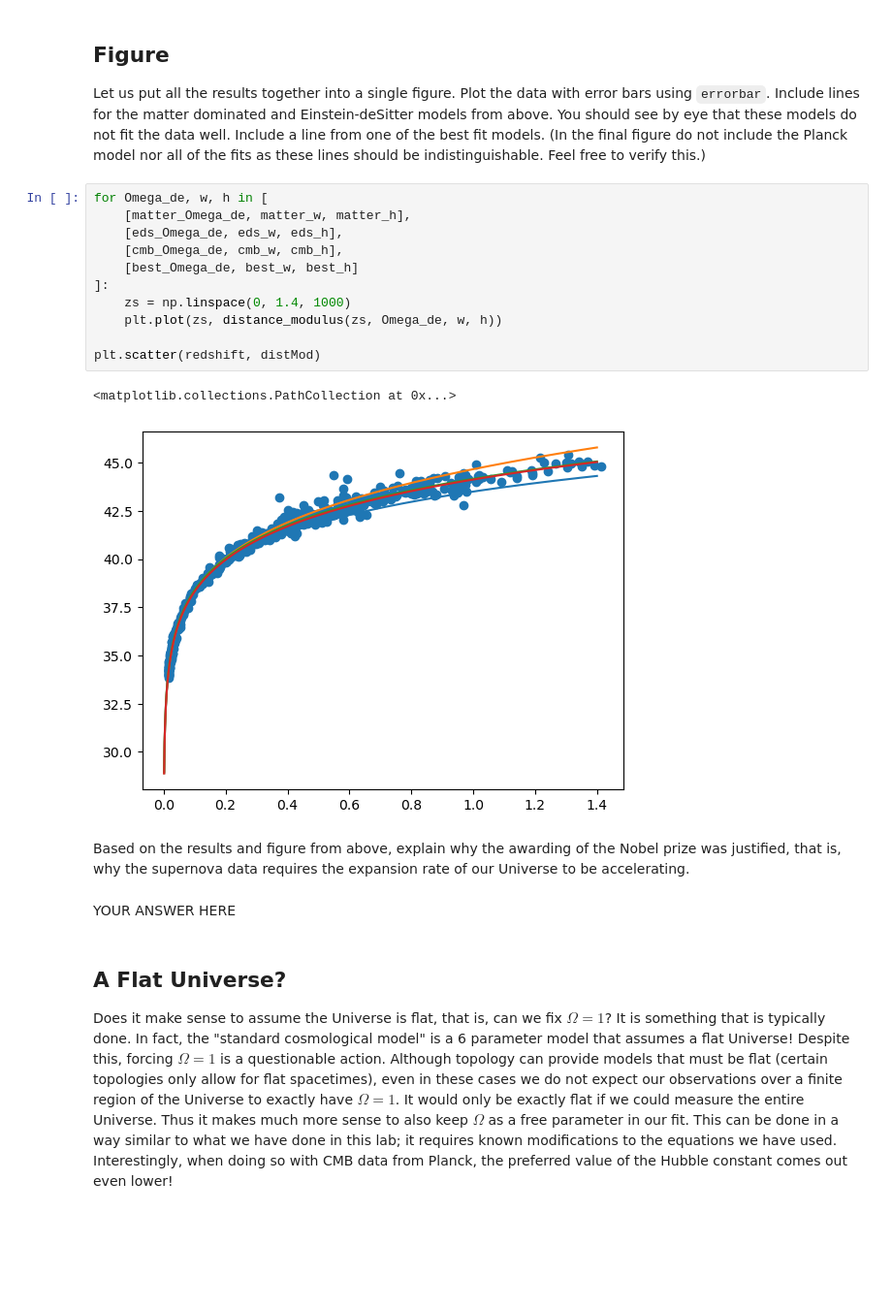
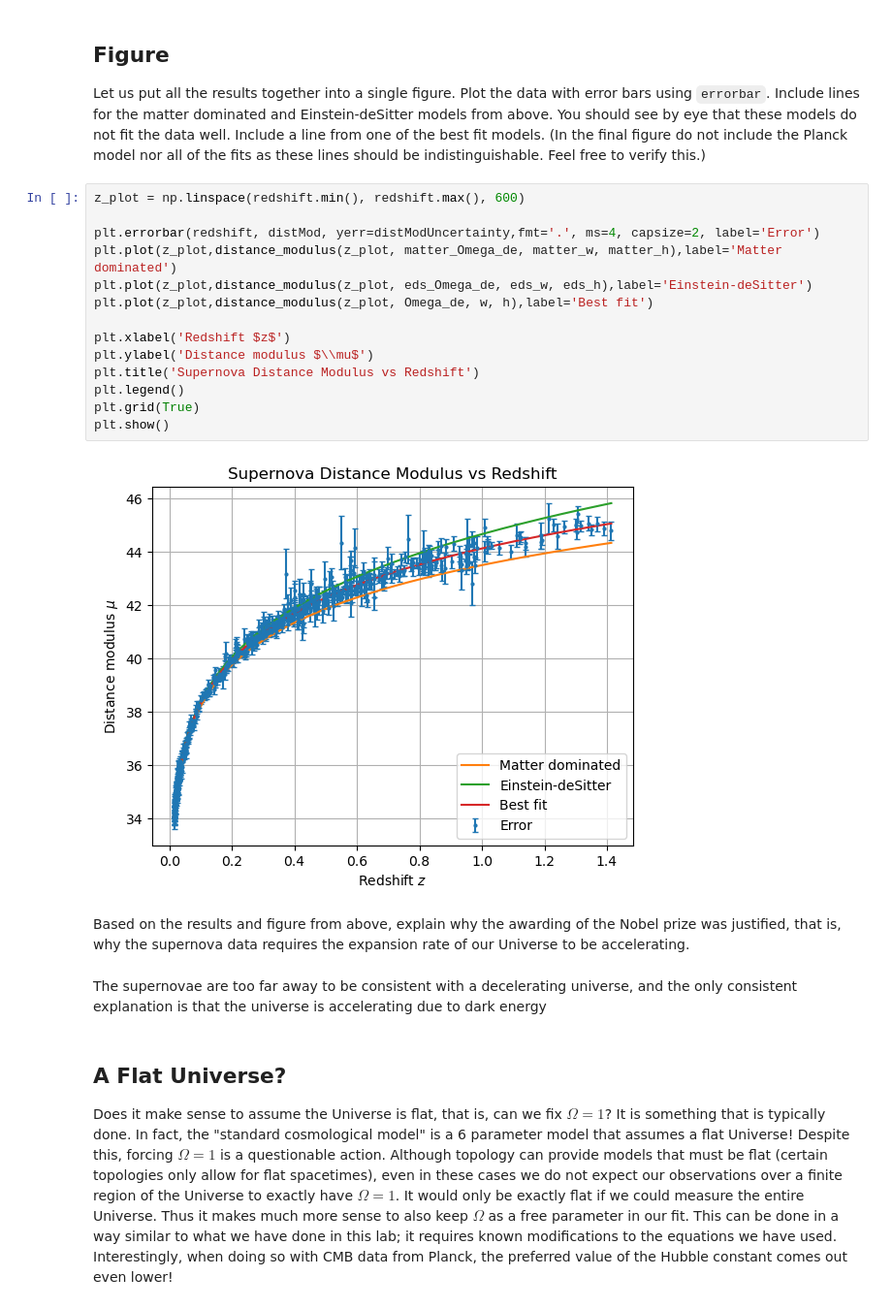
Before and after one commit to SerenaLynas/p250-spring-2026, a Jupyter notebook: labs/Lab09.ipynb, the cells around one changed output. Shown at 97% size. Drawn from its saved outputs; the diff is of its cells as text; blank space fills up the shorter version.

```diff
--- a/labs/Lab09.ipynb
+++ b/labs/Lab09.ipynb
@@ -250,24 +249,26 @@ Include lines for the matter dominated and Einstein-deSitter models from above.
 You should see by eye that these models do not fit the data well. Include a line from one of the best fit models.
 (In the final figure do not include the Planck model nor all of the fits as these lines should be indistinguishable.
 Feel free to verify this.)
-# %%
-for Omega_de, w, h in [
-    [matter_Omega_de, matter_w, matter_h],
-    [eds_Omega_de, eds_w, eds_h],
-    [cmb_Omega_de, cmb_w, cmb_h],
-    [best_Omega_de, best_w, best_h]
-]:
-    zs = np.linspace(0, 1.4, 1000)
-    plt.plot(zs, distance_modulus(zs, Omega_de, w, h))
-
-plt.scatter(redshift, distMod)
-# %% [output]
-<matplotlib.collections.PathCollection at 0x...>
-[figure, removed]
+# %%
+z_plot = np.linspace(redshift.min(), redshift.max(), 600)
+
+plt.errorbar(redshift, distMod, yerr=distModUncertainty,fmt='.', ms=4, capsize=2, label='Error')
+plt.plot(z_plot,distance_modulus(z_plot, matter_Omega_de, matter_w, matter_h),label='Matter dominated')
+plt.plot(z_plot,distance_modulus(z_plot, eds_Omega_de, eds_w, eds_h),label='Einstein-deSitter')
+plt.plot(z_plot,distance_modulus(z_plot, Omega_de, w, h),label='Best fit')
+
+plt.xlabel('Redshift $z$')
+plt.ylabel('Distance modulus $\\mu$')
+plt.title('Supernova Distance Modulus vs Redshift')
+plt.legend()
+plt.grid(True)
+plt.show()
+# %% [output]
+[figure, added]
 # %% [markdown]
 Based on the results and figure from above, explain why the awarding of the Nobel prize was justified, that is, why the supernova data requires the expansion rate of our Universe to be accelerating.
-# %% [markdown]
-YOUR ANSWER HERE
+# %% [markdown]
+The supernovae are too far away to be consistent with a decelerating universe, and the only consistent explanation is that the universe is accelerating due to dark energy
 # %% [markdown]
 ## A Flat Universe?
 
```
Also changed, not shown: parts of 6 cells of this notebook.
